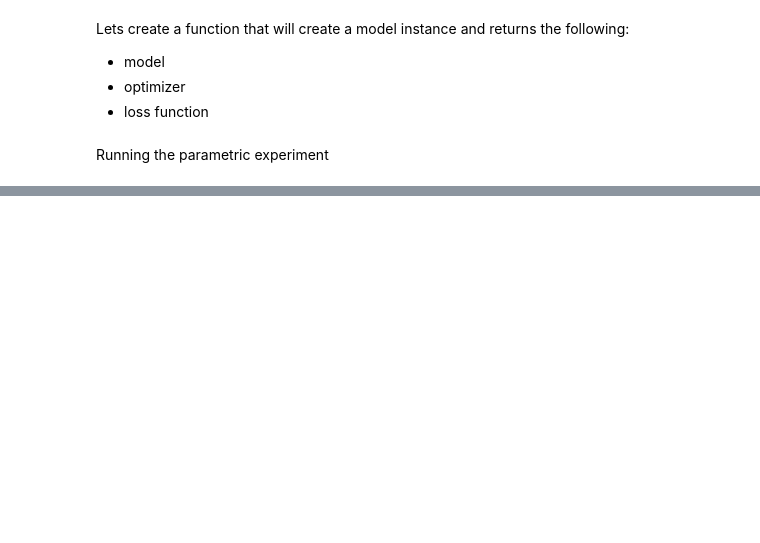
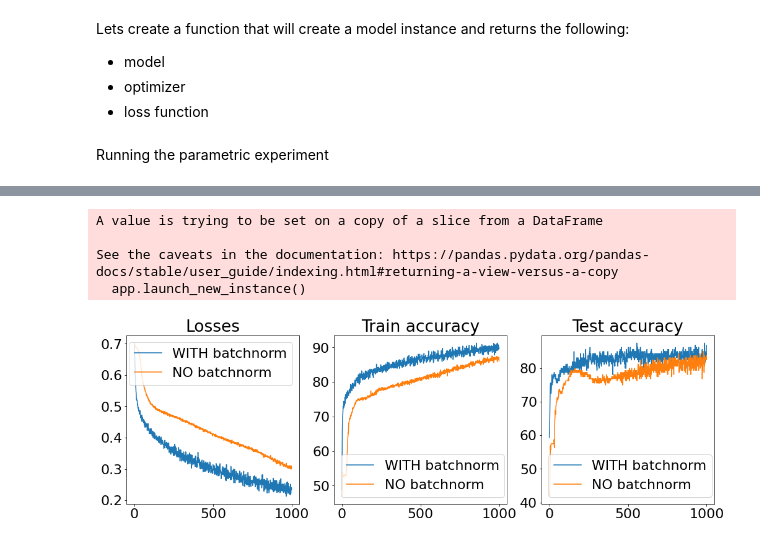
Before and after one commit to ashikshafi08/DUDL-Pytorch, a Jupyter notebook: Metaparameters.ipynb, the cells around one changed output, grey strips where cells are left out. Drawn from its saved outputs; the diff is of its cells as text; code cells hidden in the pictures; blank space fills up the shorter version.

```diff
--- a/Metaparameters.ipynb
+++ b/Metaparameters.ipynb
@@ -394,0 +414,22 @@ plt.show()
+# %%
+# import the data
+url = "https://archive.ics.uci.edu/ml/machine-learning-databases/wine-quality/winequality-red.csv"
+data = pd.read_csv(url,sep=';')
+data = data[data['total sulfur dioxide']<200] # drop a few outliers
+
+# z-score all columns except for quality
+cols2zscore = data.keys()
+cols2zscore = cols2zscore.drop('quality')
+
+# Normalizing the raw data
+data[cols2zscore] = data[cols2zscore].apply(stats.zscore)
+
+# create a new column for binarized (boolean) quality
+data['boolQuality'] = 0
+# data['boolQuality'][data['quality']<6] = 0 # implicit in the code! just here for clarity
+data['boolQuality'][data['quality']>5] = 1
+# %% [output]
+A value is trying to be set on a copy of a slice from a DataFrame
+
+See the caveats in the documentation: https://pandas.pydata.org/pandas-docs/stable/user_guide/indexing.html#returning-a-view-versus-a-copy
+  app.launch_new_instance()
@@ -394,0 +554,32 @@ plt.show()
+# %%
+# Running the experiments
+
+# Create and train a model with no BATCHNORM
+winenet = wineModel()
+trainAccNo , testAccNo, lossesNo = trainModel(is_batch_norm= False)
+
+# Create and train a model with BATCHNORM
+winenet = wineModel()
+trainAccWith , testAccWith , lossesWith = trainModel(is_batch_norm= True)
+# %%
+# plot the results
+fig,ax = plt.subplots(1,3,figsize=(17,5))
+
+ax[0].plot(lossesWith,label='WITH batchnorm')
+ax[0].plot(lossesNo,label='NO batchnorm')
+ax[0].set_title('Losses')
+ax[0].legend()
+
+ax[1].plot(trainAccWith,label='WITH batchnorm')
+ax[1].plot(trainAccNo,label='NO batchnorm')
+ax[1].set_title('Train accuracy')
+ax[1].legend()
+
+ax[2].plot(testAccWith,label='WITH batchnorm')
+ax[2].plot(testAccNo,label='NO batchnorm')
+ax[2].set_title('Test accuracy')
+ax[2].legend()
+
+plt.show()
+# %% [output]
+[figure, added]
```
Also changed, not shown: parts of 9 cells of this notebook.
